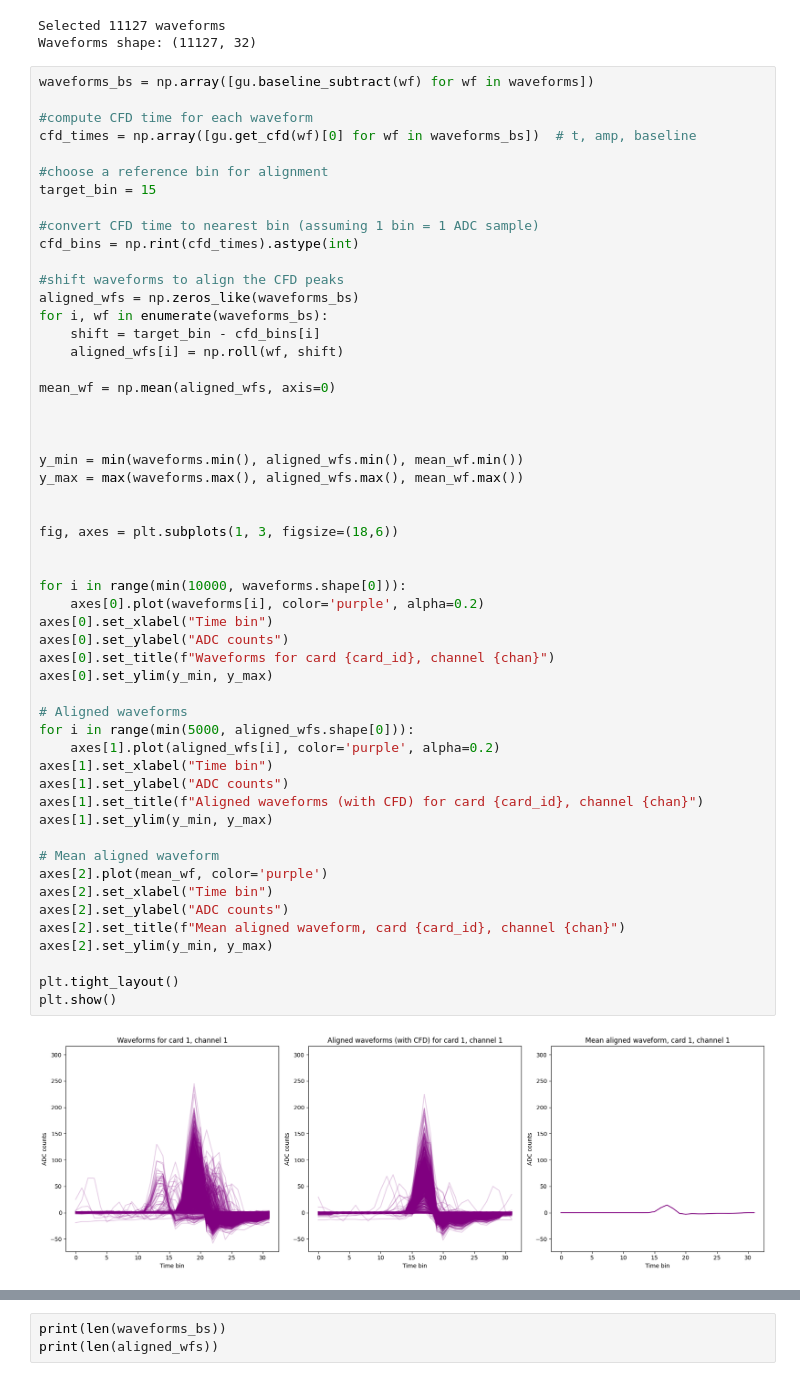
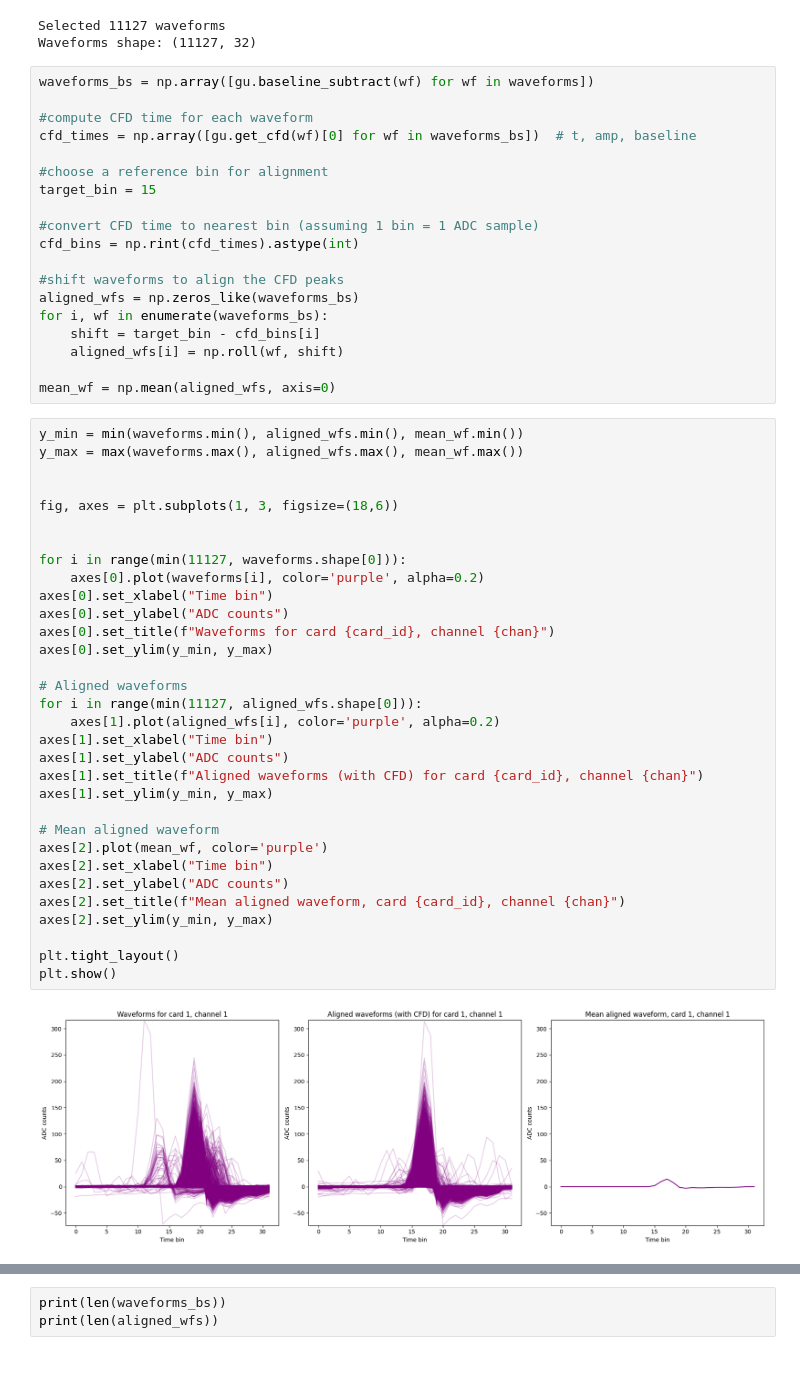
Before and after one commit to elenaramos44/WCTE_MC-Data_Validation_with_GAIN_Calibration, a Jupyter notebook: LED_calibration.ipynb, the cells around one changed output, grey strips where cells are left out. Saved outputs shown, nothing was run; the diff lists cells and outputs as text.

```diff
--- a/LED_calibration.ipynb
+++ b/LED_calibration.ipynb
@@ -83,58 +83,56 @@ print("Waveforms shape:", waveforms.shape)   #waveforms with 32 samples this tim
 # %% [output]
 Selected 11127 waveforms
 Waveforms shape: (11127, 32)
+# %%
+waveforms_bs = np.array([gu.baseline_subtract(wf) for wf in waveforms])
+
+#compute CFD time for each waveform
+cfd_times = np.array([gu.get_cfd(wf)[0] for wf in waveforms_bs])  # t, amp, baseline
+
+#choose a reference bin for alignment
+target_bin = 15
+
+#convert CFD time to nearest bin (assuming 1 bin = 1 ADC sample)
+cfd_bins = np.rint(cfd_times).astype(int)
+
+#shift waveforms to align the CFD peaks
+aligned_wfs = np.zeros_like(waveforms_bs)
+for i, wf in enumerate(waveforms_bs):
+    shift = target_bin - cfd_bins[i]
+    aligned_wfs[i] = np.roll(wf, shift)
+
+mean_wf = np.mean(aligned_wfs, axis=0)
 # %%
-waveforms_bs = np.array([gu.baseline_subtract(wf) for wf in waveforms])
-
-#compute CFD time for each waveform
-cfd_times = np.array([gu.get_cfd(wf)[0] for wf in waveforms_bs])  # t, amp, baseline
-
-#choose a reference bin for alignment
-target_bin = 15
-
-#convert CFD time to nearest bin (assuming 1 bin = 1 ADC sample)
-cfd_bins = np.rint(cfd_times).astype(int)
-
-#shift waveforms to align the CFD peaks
-aligned_wfs = np.zeros_like(waveforms_bs)
-for i, wf in enumerate(waveforms_bs):
-    shift = target_bin - cfd_bins[i]
-    aligned_wfs[i] = np.roll(wf, shift)
-
-mean_wf = np.mean(aligned_wfs, axis=0)
-
-
-
 y_min = min(waveforms.min(), aligned_wfs.min(), mean_wf.min())
 y_max = max(waveforms.max(), aligned_wfs.max(), mean_wf.max())
 
 
 fig, axes = plt.subplots(1, 3, figsize=(18,6))
 
 
-for i in range(min(10000, waveforms.shape[0])):
+for i in range(min(11127, waveforms.shape[0])):
     axes[0].plot(waveforms[i], color='purple', alpha=0.2)
 axes[0].set_xlabel("Time bin")
 axes[0].set_ylabel("ADC counts")
 axes[0].set_title(f"Waveforms for card {card_id}, channel {chan}")
 axes[0].set_ylim(y_min, y_max)
 
 # Aligned waveforms
-for i in range(min(5000, aligned_wfs.shape[0])):
+for i in range(min(11127, aligned_wfs.shape[0])):
     axes[1].plot(aligned_wfs[i], color='purple', alpha=0.2)
 axes[1].set_xlabel("Time bin")
 axes[1].set_ylabel("ADC counts")
 axes[1].set_title(f"Aligned waveforms (with CFD) for card {card_id}, channel {chan}")
 axes[1].set_ylim(y_min, y_max)
 
 # Mean aligned waveform
 axes[2].plot(mean_wf, color='purple')
 axes[2].set_xlabel("Time bin")
 axes[2].set_ylabel("ADC counts")
 axes[2].set_title(f"Mean aligned waveform, card {card_id}, channel {chan}")
 axes[2].set_ylim(y_min, y_max)
 
 plt.tight_layout()
 plt.show()
 # %% [output]
-[figure, old version]
+[figure, new version]
```
Also changed, not shown: parts of 6 cells of this notebook, 1 other file.
